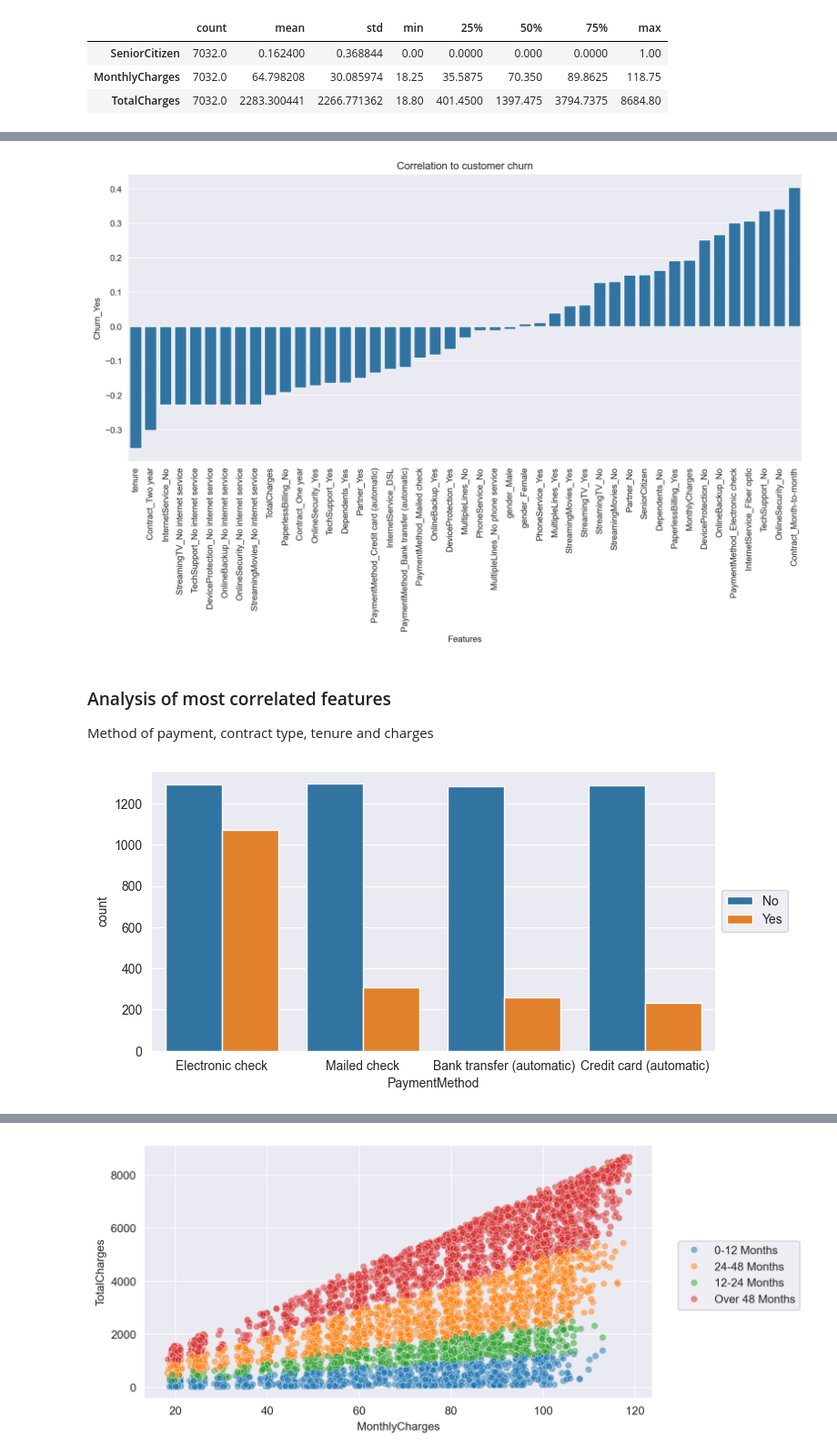
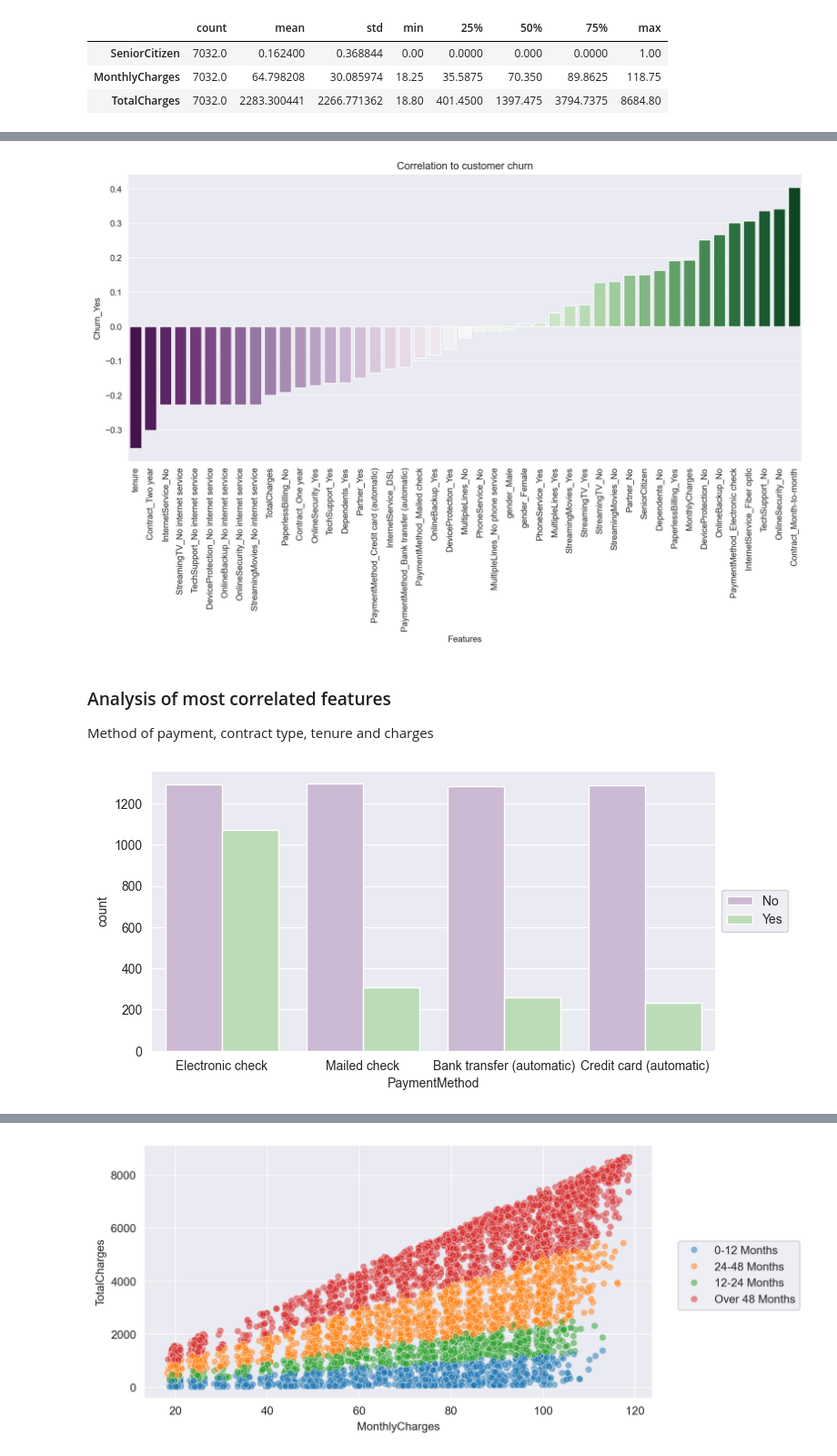
Before and after one commit to natix-x/Telco-Customer-Churn-Prediction, a Jupyter notebook: data_analysis.ipynb, the cells around one changed output, grey strips where cells are left out. Shown at 91% size. Drawn from its saved outputs; the diff is of its cells as text; code cells hidden in the pictures.

Commit message:
color true update

```diff
--- a/data_analysis.ipynb
+++ b/data_analysis.ipynb
@@ -6,8 +6,6 @@ import seaborn as sns
 import warnings
 # %%
 warnings.filterwarnings("ignore")
-# %%
-plt.rcParams["image.cmap"] = "tab10"
 # %% [markdown]
 ### Dataset exploration and basic analysis
 # %%
@@ -108,20 +100,20 @@ correlations = pd.DataFrame(data=correlations_to_yes, index=correlations_to_yes.
 correlations = correlations.drop(["Churn_Yes", "Churn_No"])
 # %%
 plt.figure(figsize=(14,6), dpi=200)
-sns.barplot(data=correlations, x=correlations.index, y="Churn_Yes")
+sns.barplot(data=correlations, x=correlations.index, y="Churn_Yes", palette="PRGn") #color="#9723c2")
 plt.xticks(rotation=90)
 plt.xlabel("Features")
 plt.title("Correlation to customer churn");
 # %% [output]
-[figure, old version]
+[figure, new version]
 # %% [markdown]
 ### Analysis of most correlated features
 Method of payment, contract type, tenure and charges
 # %%
 plt.figure(figsize = (8,4))
-sns.countplot(data=df, x="PaymentMethod", hue="Churn")
+sns.countplot(data=df, x="PaymentMethod", hue="Churn", palette="PRGn")
 plt.legend(loc='center left', bbox_to_anchor=(1, 0.5));
 # %% [output]
-[figure, old version]
+[figure, new version]
 # %%
 plt.figure(figsize=(8,4), dpi=200)
```
Also changed, not shown: parts of 14 cells of this notebook.
